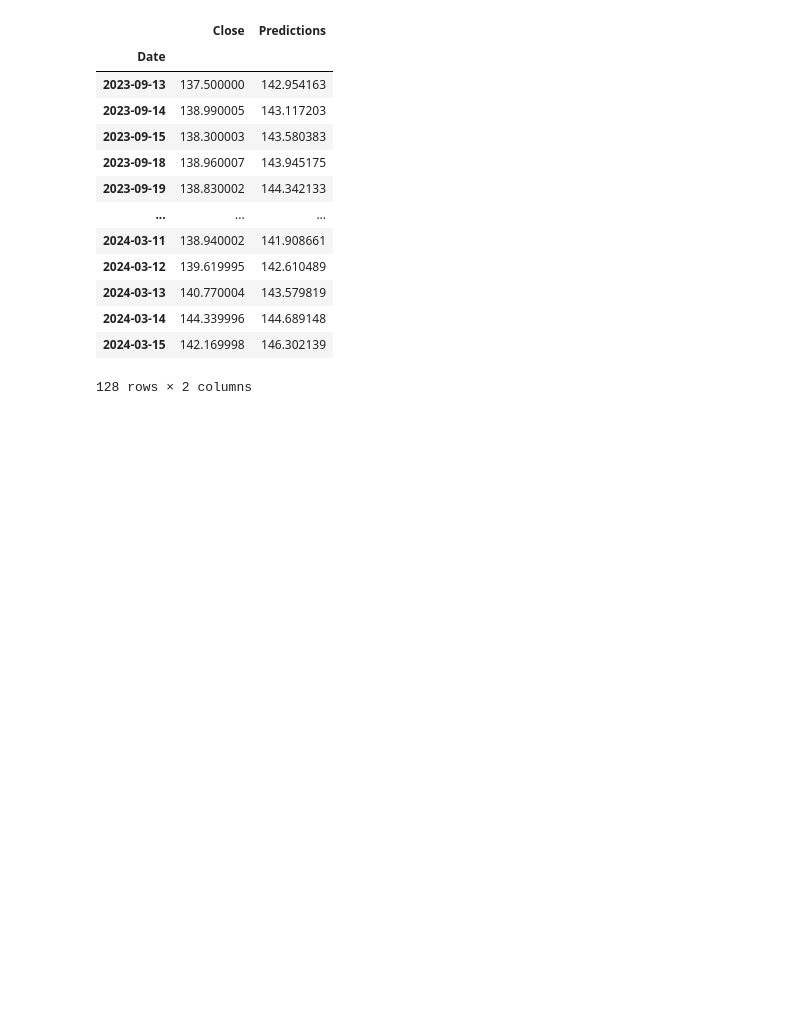
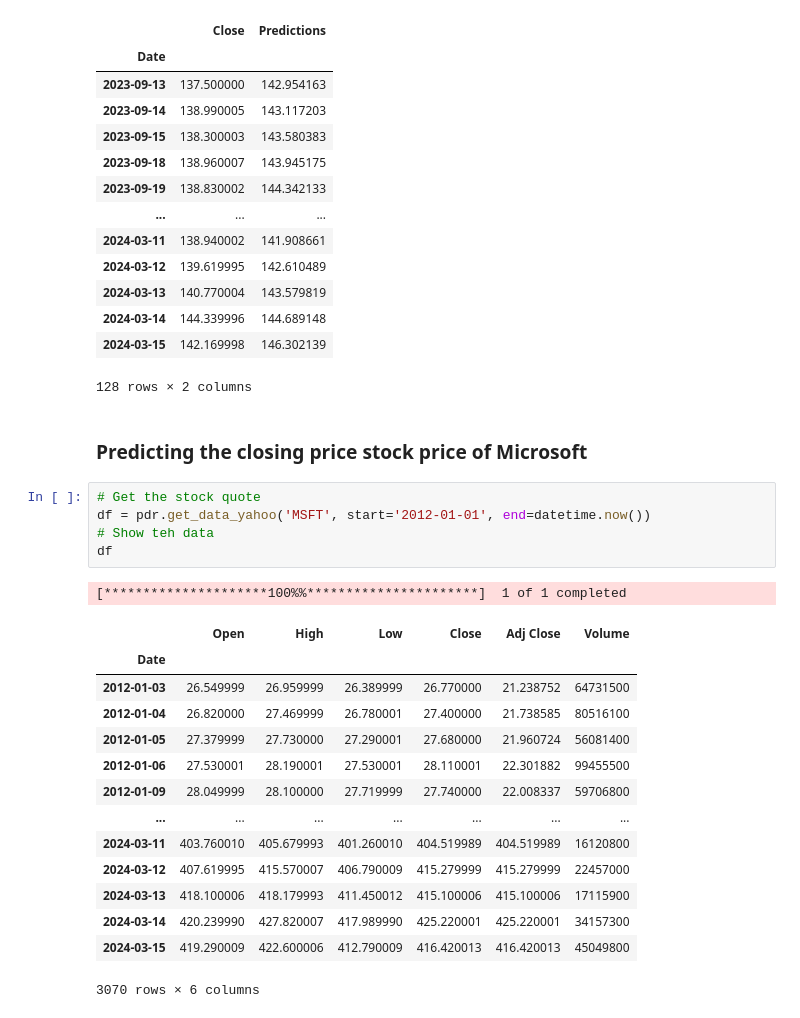
Before and after one commit to DURGABHAVANI66/Stock-Market-Analysis-and-Prediction-using-LSTM, a Jupyter notebook: code.ipynb, the cells around one changed output. Drawn from its saved outputs; the diff is of its cells as text; blank space fills up the shorter version.

```diff
--- a/code.ipynb
+++ b/code.ipynb
@@ -881,3 +881,26 @@ Closing and Predicted prices for Google Stock
 | 2024-03-14 | 144.339996 | 144.689148 |
 | 2024-03-15 | 142.169998 | 146.302139 |
 128 rows × 2 columns
+# %% [markdown]
+### Predicting the closing price stock price of Microsoft
+# %%
+# Get the stock quote
+df = pdr.get_data_yahoo('MSFT', start='2012-01-01', end=datetime.now())
+# Show teh data
+df
+# %% [output]
+[*********************100%%**********************]  1 of 1 completed
+|  | Open | High | Low | Close | Adj Close | Volume |
+| Date |  |  |  |  |  |  |
+| 2012-01-03 | 26.549999 | 26.959999 | 26.389999 | 26.770000 | 21.238752 | 64731500 |
+| 2012-01-04 | 26.820000 | 27.469999 | 26.780001 | 27.400000 | 21.738585 | 80516100 |
+| 2012-01-05 | 27.379999 | 27.730000 | 27.290001 | 27.680000 | 21.960724 | 56081400 |
+| 2012-01-06 | 27.530001 | 28.190001 | 27.530001 | 28.110001 | 22.301882 | 99455500 |
+| 2012-01-09 | 28.049999 | 28.100000 | 27.719999 | 27.740000 | 22.008337 | 59706800 |
+| ... | ... | ... | ... | ... | ... | ... |
+| 2024-03-11 | 403.760010 | 405.679993 | 401.260010 | 404.519989 | 404.519989 | 16120800 |
+| 2024-03-12 | 407.619995 | 415.570007 | 406.790009 | 415.279999 | 415.279999 | 22457000 |
+| 2024-03-13 | 418.100006 | 418.179993 | 411.450012 | 415.100006 | 415.100006 | 17115900 |
+| 2024-03-14 | 420.239990 | 427.820007 | 417.989990 | 425.220001 | 425.220001 | 34157300 |
+| 2024-03-15 | 419.290009 | 422.600006 | 412.790009 | 416.420013 | 416.420013 | 45049800 |
+3070 rows × 6 columns
```
Also changed, not shown: parts of 7 cells of this notebook.
